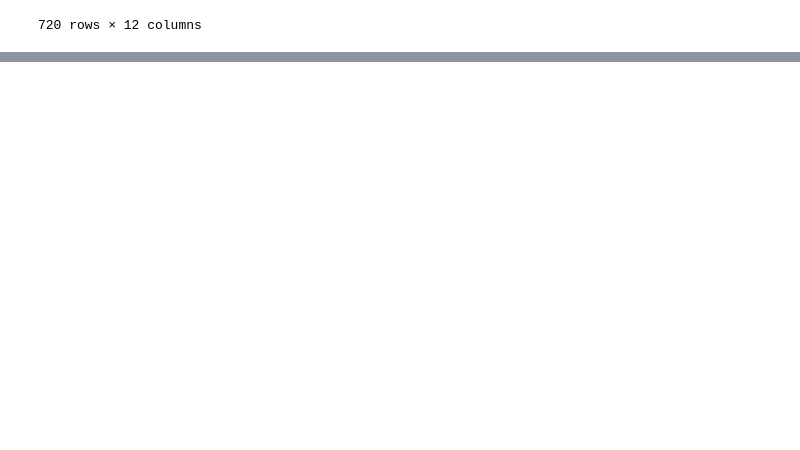
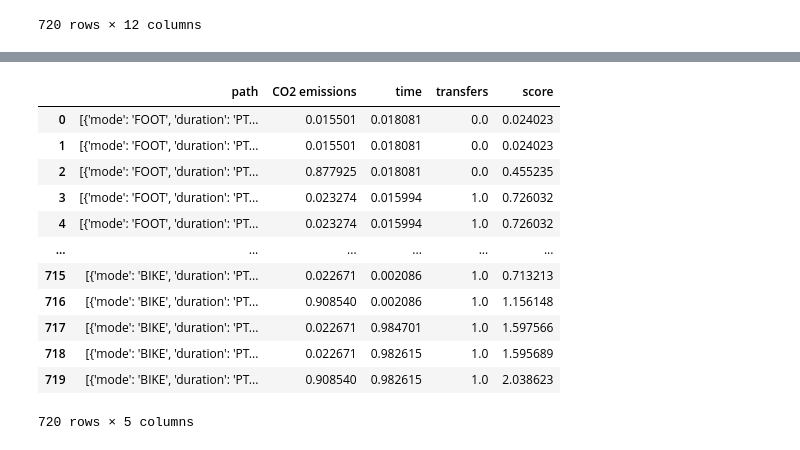
Before and after one commit to khalilacheche/A2B, a Jupyter notebook: list of paths.ipynb, the cells around one changed output, grey strips where cells are left out. Saved outputs shown, nothing was run; the diff lists cells and outputs as text; code cells hidden in the pictures; blank space fills up the shorter version.

```diff
--- a/list of paths.ipynb
+++ b/list of paths.ipynb
@@ -276,0 +359,16 @@ calculate_score(final_df.iloc[719, :], 0.5, 0.9, 0.7)
+# %%
+final_df
+# %% [output]
+|  | path | CO2 emissions | time | transfers | score |
+| 0 | [{'mode': 'FOOT', 'duration': 'PT... | 0.015501 | 0.018081 | 0.0 | 0.024023 |
+| 1 | [{'mode': 'FOOT', 'duration': 'PT... | 0.015501 | 0.018081 | 0.0 | 0.024023 |
+| 2 | [{'mode': 'FOOT', 'duration': 'PT... | 0.877925 | 0.018081 | 0.0 | 0.455235 |
+| 3 | [{'mode': 'FOOT', 'duration': 'PT... | 0.023274 | 0.015994 | 1.0 | 0.726032 |
+| 4 | [{'mode': 'FOOT', 'duration': 'PT... | 0.023274 | 0.015994 | 1.0 | 0.726032 |
+| ... | ... | ... | ... | ... | ... |
+| 715 | [{'mode': 'BIKE', 'duration': 'PT... | 0.022671 | 0.002086 | 1.0 | 0.713213 |
+| 716 | [{'mode': 'BIKE', 'duration': 'PT... | 0.908540 | 0.002086 | 1.0 | 1.156148 |
+| 717 | [{'mode': 'BIKE', 'duration': 'PT... | 0.022671 | 0.984701 | 1.0 | 1.597566 |
+| 718 | [{'mode': 'BIKE', 'duration': 'PT... | 0.022671 | 0.982615 | 1.0 | 1.595689 |
+| 719 | [{'mode': 'BIKE', 'duration': 'PT... | 0.908540 | 0.982615 | 1.0 | 2.038623 |
+720 rows × 5 columns
```
Also changed, not shown: parts of 16 cells of this notebook, 3 other files.
